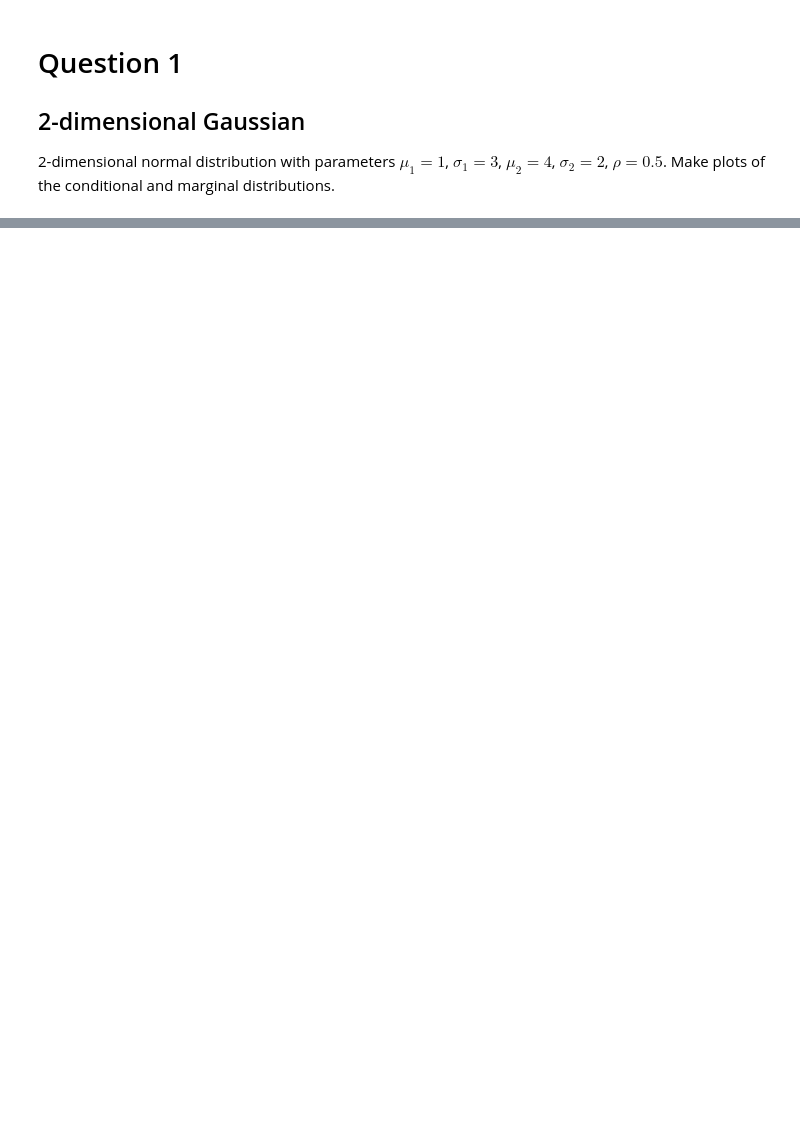
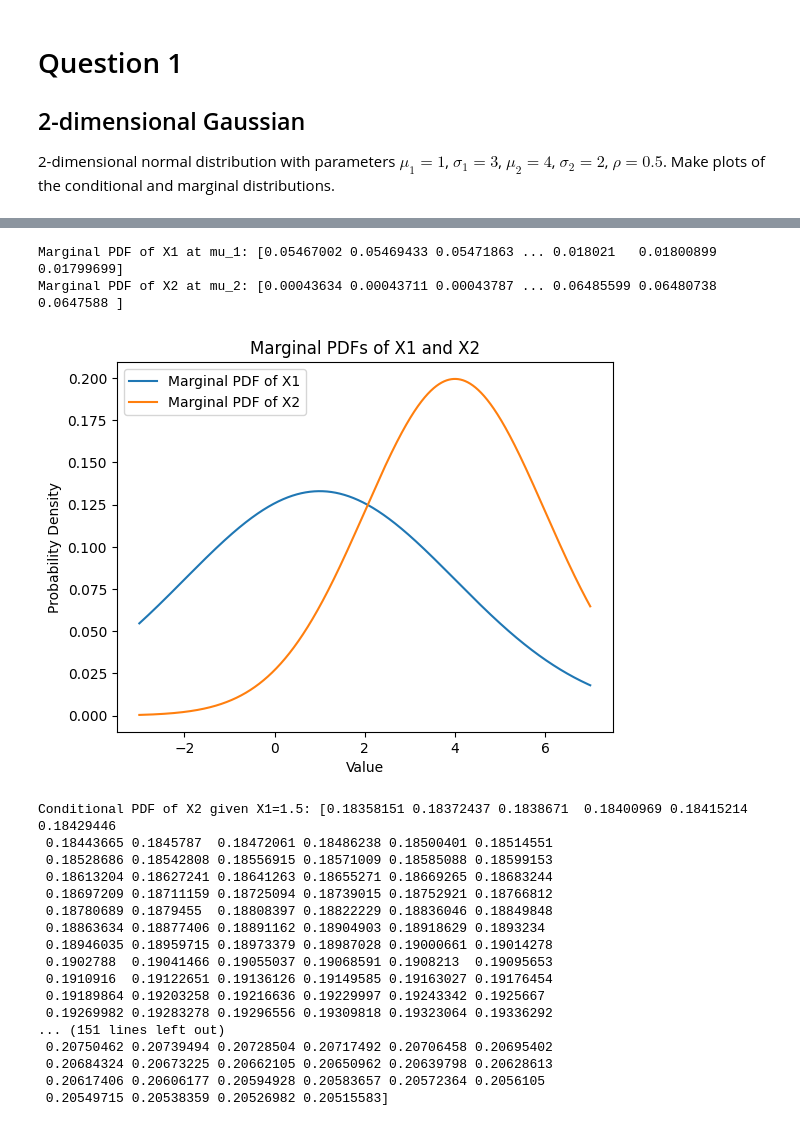
Before and after one commit to AlexBM173/MPhil-DiS, a Jupyter notebook: S1/ES2/Q1/multivariate_Gaussian.ipynb, the cells around one changed output, grey strips where cells are left out. Drawn from its saved outputs; the diff is of its cells as text; code cells hidden in the pictures; blank space fills up the shorter version.

```diff
--- a/S1/ES2/Q1/multivariate_Gaussian.ipynb
+++ b/S1/ES2/Q1/multivariate_Gaussian.ipynb
@@ -28,0 +62,50 @@ ValueError: operands could not be broadcast together with shapes (1000,1000) (2,
+# %%
+x1 = norm(loc=mu_1, scale=sigma_1)
+x2 = norm(loc=mu_2, scale=sigma_2)
+x1_vals = np.linspace(-3, 7, 10000)
+x2_vals = np.linspace(-3, 7, 10000)
+print(f"Marginal PDF of X1 at mu_1: {x1.pdf(x1_vals)}")
+print(f"Marginal PDF of X2 at mu_2: {x2.pdf(x2_vals)}")
+
+plt.plot(x1_vals, x1.pdf(x1_vals), label='Marginal PDF of X1')
+plt.plot(x2_vals, x2.pdf(x2_vals), label='Marginal PDF of X2')
+plt.title('Marginal PDFs of X1 and X2')
+plt.xlabel('Value')
+plt.ylabel('Probability Density')
+plt.legend()
+plt.show()
+
+# Conditional PDF of X2 given X1 = x1_0
+x1_0 = 1.5
+cond_mu_2 = mu_2 + corr_12 * (sigma_2 / sigma_1) * (x1_0 - mu_1)
+cond_sigma_2 = sigma_2 * np.sqrt(1 - corr_12 ** 2)
+cond_x2 = norm(loc=cond_mu_2, scale=cond_sigma_2)
+x2_cond_vals = np.linspace(3, 5, 1000)
+print(f"Conditional PDF of X2 given X1={x1_0}: {cond_x2.pdf(x2_cond_vals)}")
+plt.plot(x2_cond_vals, cond_x2.pdf(x2_cond_vals), label=f'Conditional PDF of X2 | X1={x1_0}')
+plt.title(f'Conditional PDF of X2 given X1={x1_0}')
+plt.xlabel('X2 Value')
+plt.ylabel('Probability Density')
+plt.legend()
+plt.show()
+# %% [output]
+Marginal PDF of X1 at mu_1: [0.05467002 0.05469433 0.05471863 ... 0.018021   0.01800899 0.01799699]
+Marginal PDF of X2 at mu_2: [0.00043634 0.00043711 0.00043787 ... 0.06485599 0.06480738 0.0647588 ]
+[figure, added]
+Conditional PDF of X2 given X1=1.5: [0.18358151 0.18372437 0.1838671  0.18400969 0.18415214 0.18429446
+ 0.18443665 0.1845787  0.18472061 0.18486238 0.18500401 0.18514551
+ 0.18528686 0.18542808 0.18556915 0.18571009 0.18585088 0.18599153
+ 0.18613204 0.18627241 0.18641263 0.18655271 0.18669265 0.18683244
+ 0.18697209 0.18711159 0.18725094 0.18739015 0.18752921 0.18766812
+ 0.18780689 0.1879455  0.18808397 0.18822229 0.18836046 0.18849848
+ 0.18863634 0.18877406 0.18891162 0.18904903 0.18918629 0.1893234
+ 0.18946035 0.18959715 0.18973379 0.18987028 0.19000661 0.19014278
+ 0.1902788  0.19041466 0.19055037 0.19068591 0.1908213  0.19095653
+ 0.1910916  0.19122651 0.19136126 0.19149585 0.19163027 0.19176454
+ 0.19189864 0.19203258 0.19216636 0.19229997 0.19243342 0.1925667
+ 0.19269982 0.19283278 0.19296556 0.19309818 0.19323064 0.19336292
+... (151 lines left out)
+ 0.20750462 0.20739494 0.20728504 0.20717492 0.20706458 0.20695402
+ 0.20684324 0.20673225 0.20662105 0.20650962 0.20639798 0.20628613
+ 0.20617406 0.20606177 0.20594928 0.20583657 0.20572364 0.2056105
+ 0.20549715 0.20538359 0.20526982 0.20515583]
```
Also changed, not shown: parts of 3 cells of this notebook, 1 other file.
